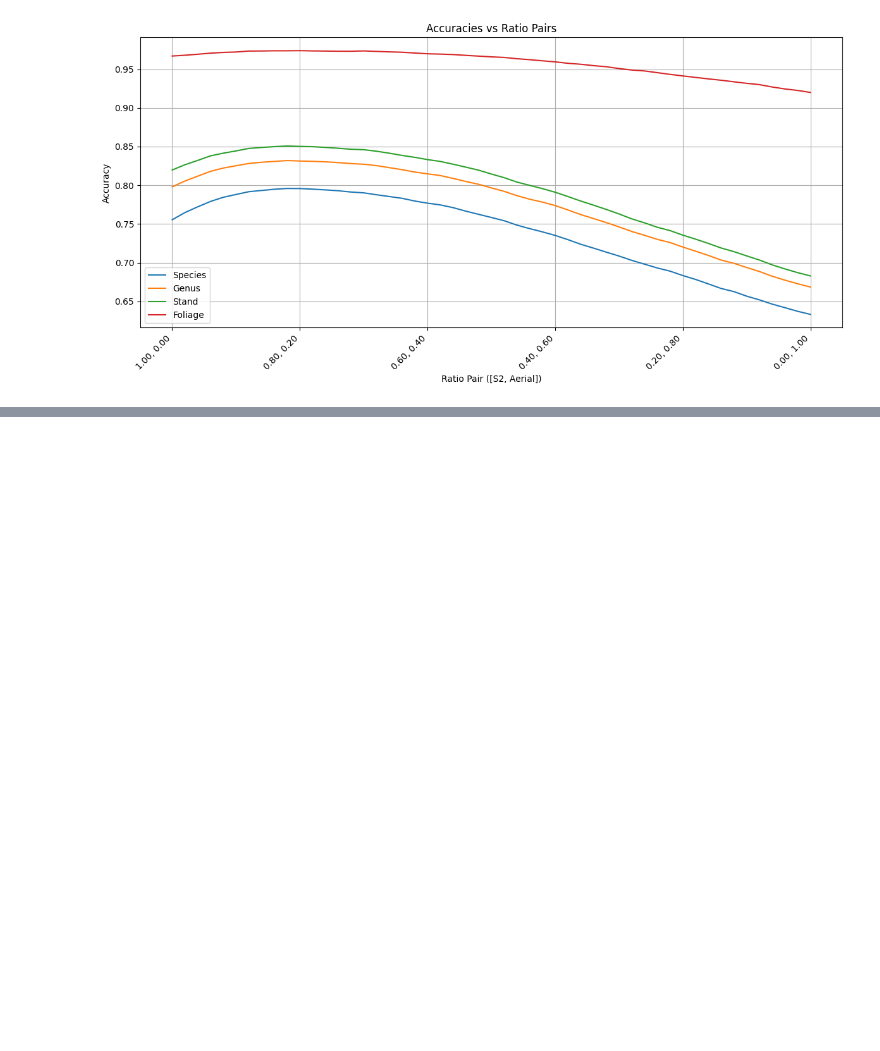
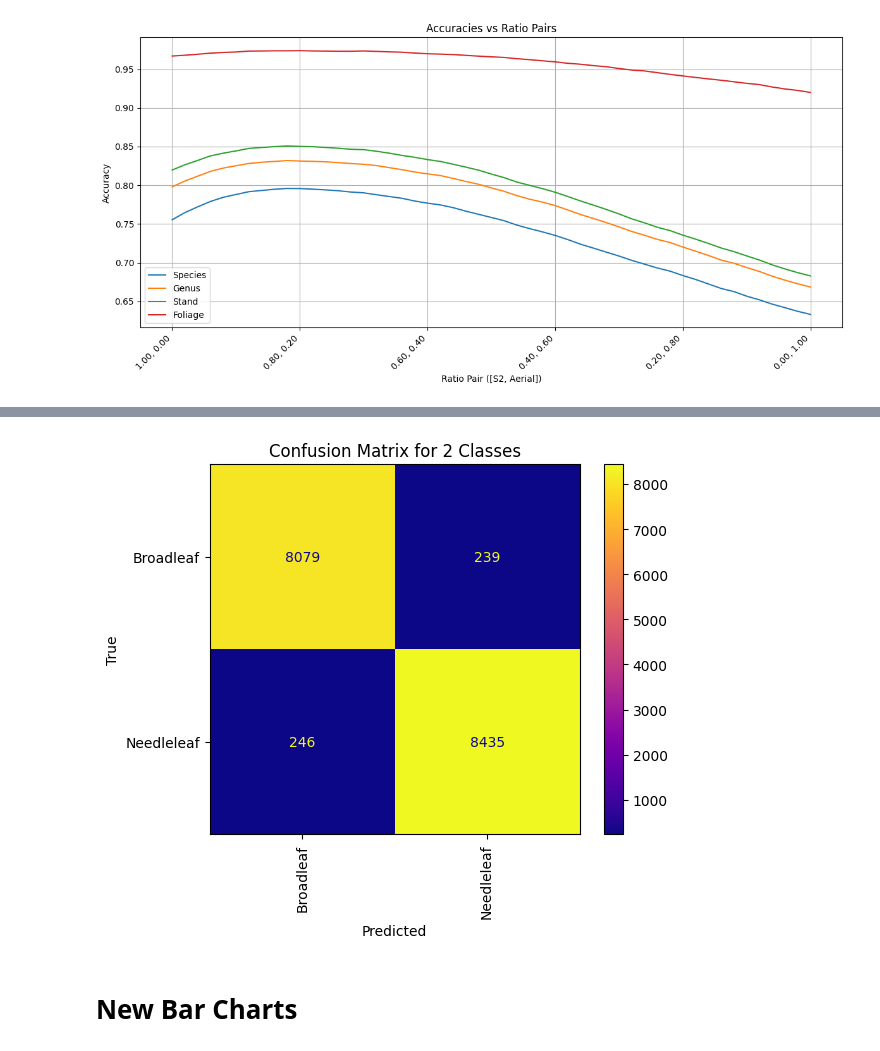
Before and after one commit to adampotton/MDM3-Rep-3, a Jupyter notebook: logit_combo.ipynb, the cells around one changed output, grey strips where cells are left out. Cells and saved outputs as stored; diff of their text form; code cells hidden in the pictures; blank space fills up the shorter version.

```diff
--- a/logit_combo.ipynb
+++ b/logit_combo.ipynb
@@ -510,0 +607,17 @@ plt.show()
+# %%
+
+predictions = model_2.predict(stacked_features)
+
+cm_2 = metrics.confusion_matrix(true_labels_2, predictions)
+cm_2 = cm_2
+cm_2_display = metrics.ConfusionMatrixDisplay(confusion_matrix = cm_2, display_labels = np.unique(lab_2))
+
+cm_2_display.plot(xticks_rotation='vertical',cmap='plasma', ax=plt.gca())
+plt.title('Confusion Matrix for 2 Classes')
+plt.xlabel('Predicted')
+plt.ylabel('True')
+plt.show()
+# %% [output]
+[figure, added]
+# %% [markdown]
+# New Bar Charts
```
Also changed, not shown: parts of 11 cells of this notebook.
